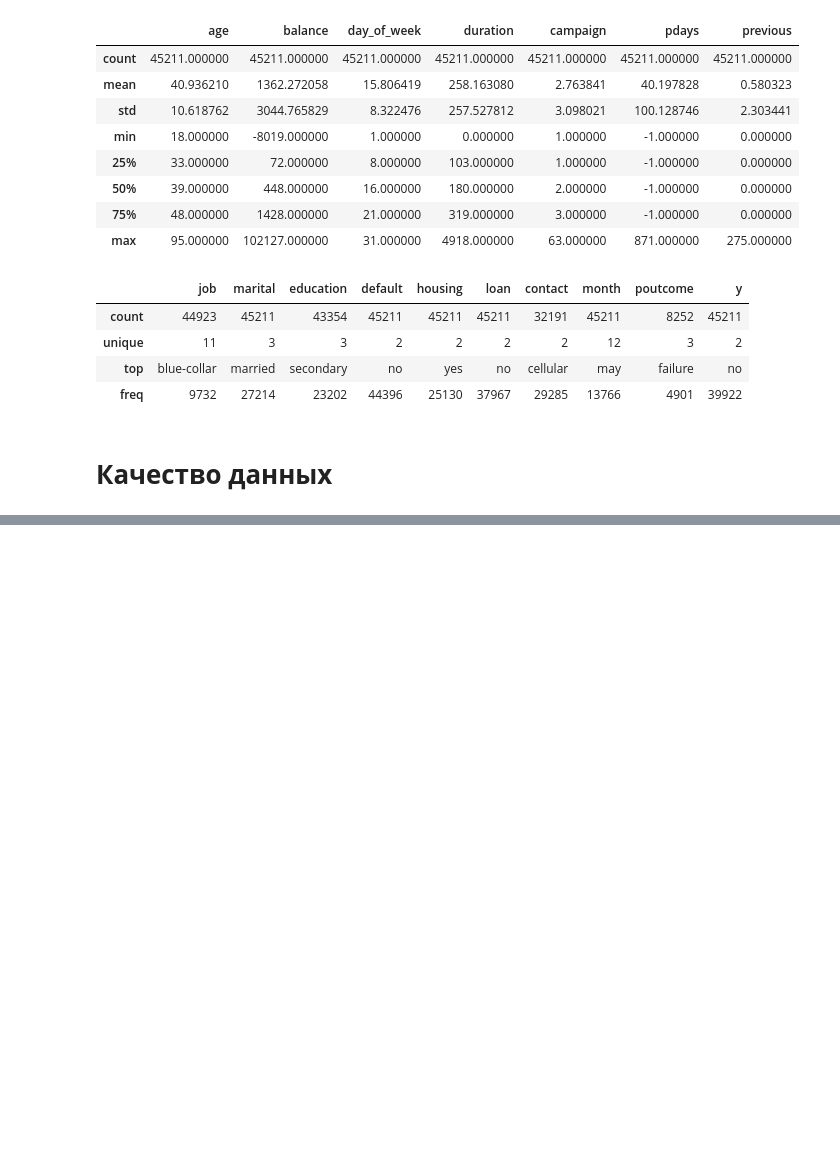
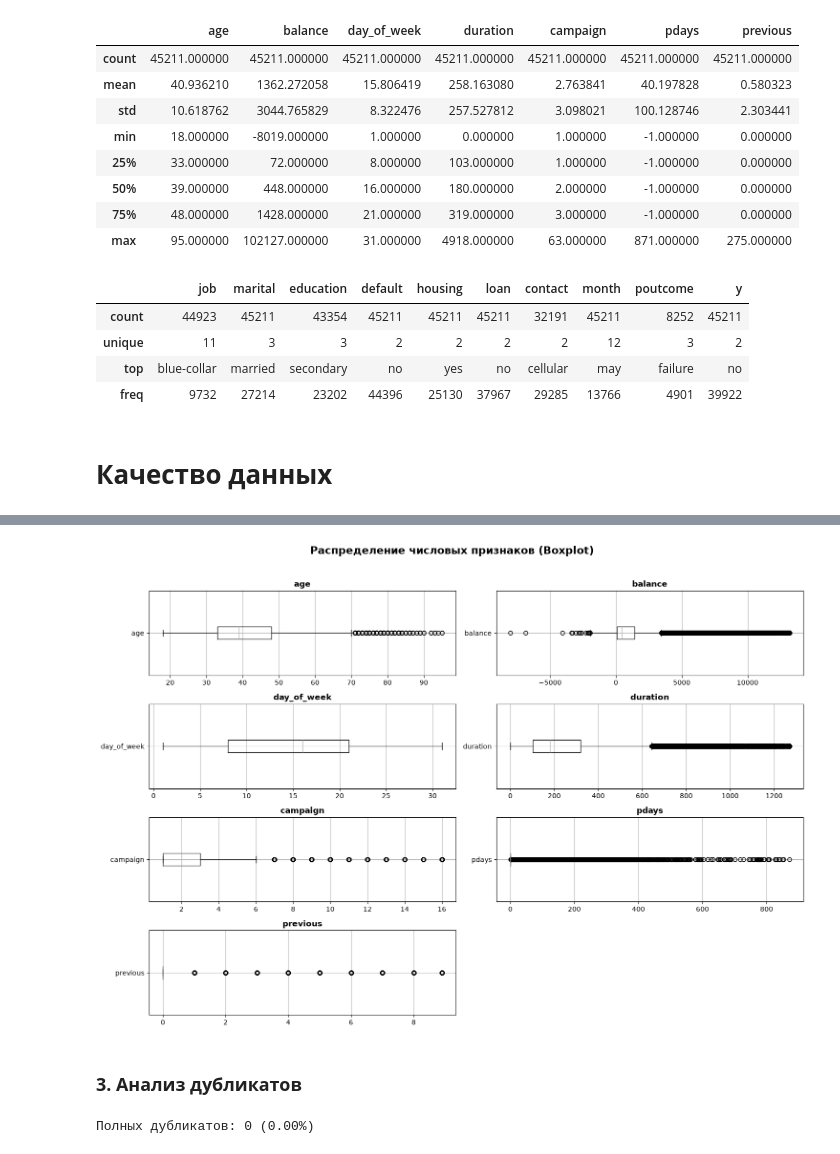
Before and after one commit to RafaelPozoyan/UrFU_project, a Jupyter notebook: eda_shtukin_i_v.ipynb, the cells around one changed output, grey strips where cells are left out. Cells and saved outputs as stored; diff of their text form; code cells hidden in the pictures; blank space fills up the shorter version.

```diff
--- a/eda_shtukin_i_v.ipynb
+++ b/eda_shtukin_i_v.ipynb
@@ -173,0 +226,45 @@ df.describe(include='str')
+# %%
+ # 1. balance — логарифмирование со знаком (сжимаем длинный хвост)
+upper = df['balance'].quantile(0.99)
+df['balance'] = np.clip(df['balance'], None, upper)
+
+# 2. duration — Clipping по 99-му перцентилю
+upper = df['duration'].quantile(0.99)
+df['duration'] = np.clip(df['duration'], None, upper)
+
+# 3. campaign — Clipping по 99-му перцентилю
+upper = df['campaign'].quantile(0.99)
+df['campaign'] = np.clip(df['campaign'], None, upper)
+
+# 4. previous — Clipping по 99-му перцентилю
+upper = df['previous'].quantile(0.99)
+df['previous'] = np.clip(df['previous'], None, upper)
+
+# 5. pdays — флаг + замена -1 на 0 (нейтральное значение)
+df['was_contacted'] = (df['pdays'] != -1).astype(int)
+df['pdays'] = df['pdays'].replace(-1, 0)
+# %%
+int_cols = ['age',	'balance',	'day_of_week',	'duration',	'campaign',	'pdays',	'previous']
+fig,axes = plt.subplots(4,2,figsize=(15,10))
+axes = axes.flatten()
+axes[-1].set_visible(False)
+
+for idx, col in enumerate(int_cols):
+    ax = axes[idx]
+    df.boxplot(column=col, ax=ax, vert=False)
+    ax.set_title(col,fontsize=12,fontweight='bold')
+    ax.set_xlabel('')
+
+plt.suptitle('Распределение числовых признаков (Boxplot)', fontsize=16, fontweight='bold',y=1.02)
+plt.tight_layout()
+plt.show()
+# %% [output]
+[figure, added]
+# %% [markdown]
+### **3. Анализ дубликатов**
+# %%
+# Полные дубликаты
+full_duplicates = df.duplicated().sum()
+print(f"Полных дубликатов: {full_duplicates:,} ({full_duplicates/len(df)*100:.2f}%)")
+# %% [output]
+Полных дубликатов: 0 (0.00%)
```
Also changed, not shown: parts of 7 cells of this notebook.
